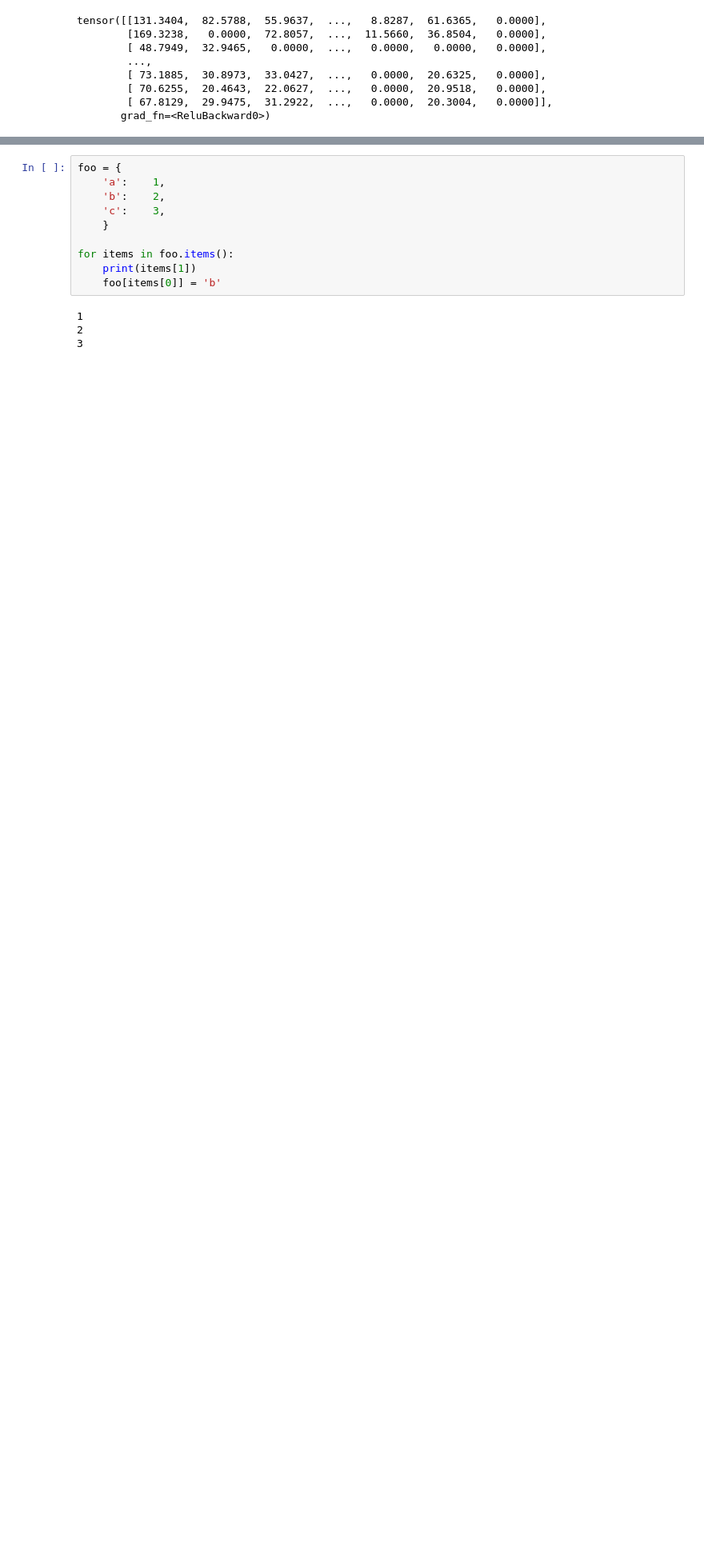
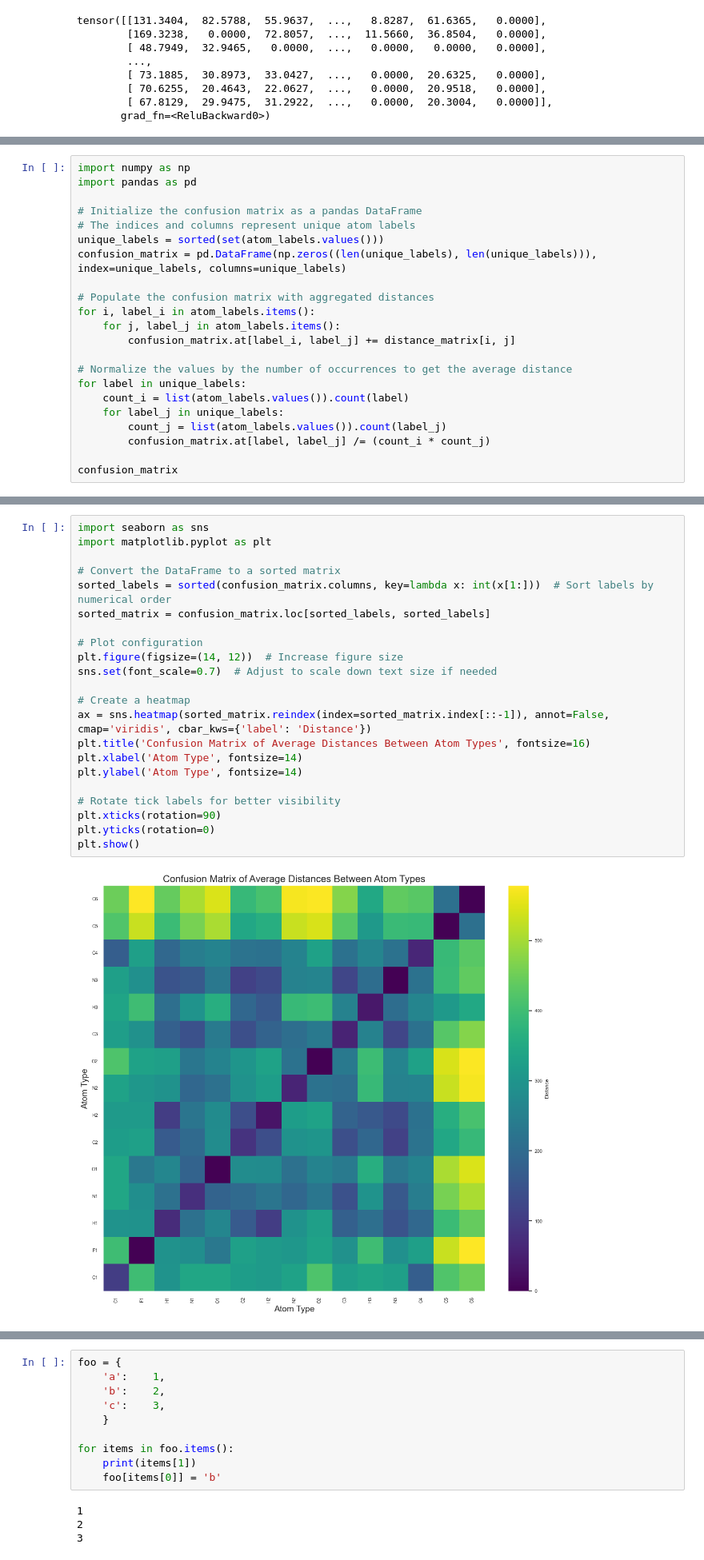
Before and after one commit to bismuthadams1/nagl-mbis, a Jupyter notebook: nagl_examples.ipynb, the cells around one changed output, grey strips where cells are left out. Shown at 80% size. Saved outputs shown, nothing was run; the diff lists cells and outputs as text; blank space fills up the shorter version.

```diff
--- a/nagl_examples.ipynb
+++ b/nagl_examples.ipynb
@@ -236,0 +301,22 @@ charge_model.compute_properties(rdkit_conformer)
+# %%
+import numpy as np
+import pandas as pd
+
+# Initialize the confusion matrix as a pandas DataFrame
+# The indices and columns represent unique atom labels
+unique_labels = sorted(set(atom_labels.values()))
+confusion_matrix = pd.DataFrame(np.zeros((len(unique_labels), len(unique_labels))), index=unique_labels, columns=unique_labels)
+
+# Populate the confusion matrix with aggregated distances
+for i, label_i in atom_labels.items():
+    for j, label_j in atom_labels.items():
+        confusion_matrix.at[label_i, label_j] += distance_matrix[i, j]
+
+# Normalize the values by the number of occurrences to get the average distance
+for label in unique_labels:
+    count_i = list(atom_labels.values()).count(label)
+    for label_j in unique_labels:
+        count_j = list(atom_labels.values()).count(label_j)
+        confusion_matrix.at[label, label_j] /= (count_i * count_j)
+
+confusion_matrix
@@ -236,0 +340,24 @@ charge_model.compute_properties(rdkit_conformer)
+# %%
+import seaborn as sns
+import matplotlib.pyplot as plt
+
+# Convert the DataFrame to a sorted matrix
+sorted_labels = sorted(confusion_matrix.columns, key=lambda x: int(x[1:]))  # Sort labels by numerical order
+sorted_matrix = confusion_matrix.loc[sorted_labels, sorted_labels]
+
+# Plot configuration
+plt.figure(figsize=(14, 12))  # Increase figure size
+sns.set(font_scale=0.7)  # Adjust to scale down text size if needed
+
+# Create a heatmap
+ax = sns.heatmap(sorted_matrix.reindex(index=sorted_matrix.index[::-1]), annot=False, cmap='viridis', cbar_kws={'label': 'Distance'})
+plt.title('Confusion Matrix of Average Distances Between Atom Types', fontsize=16)
+plt.xlabel('Atom Type', fontsize=14)
+plt.ylabel('Atom Type', fontsize=14)
+
+# Rotate tick labels for better visibility
+plt.xticks(rotation=90)
+plt.yticks(rotation=0)
+plt.show()
+# %% [output]
+[figure, added]
```
Also changed, not shown: parts of 15 cells of this notebook, 1 other file.
